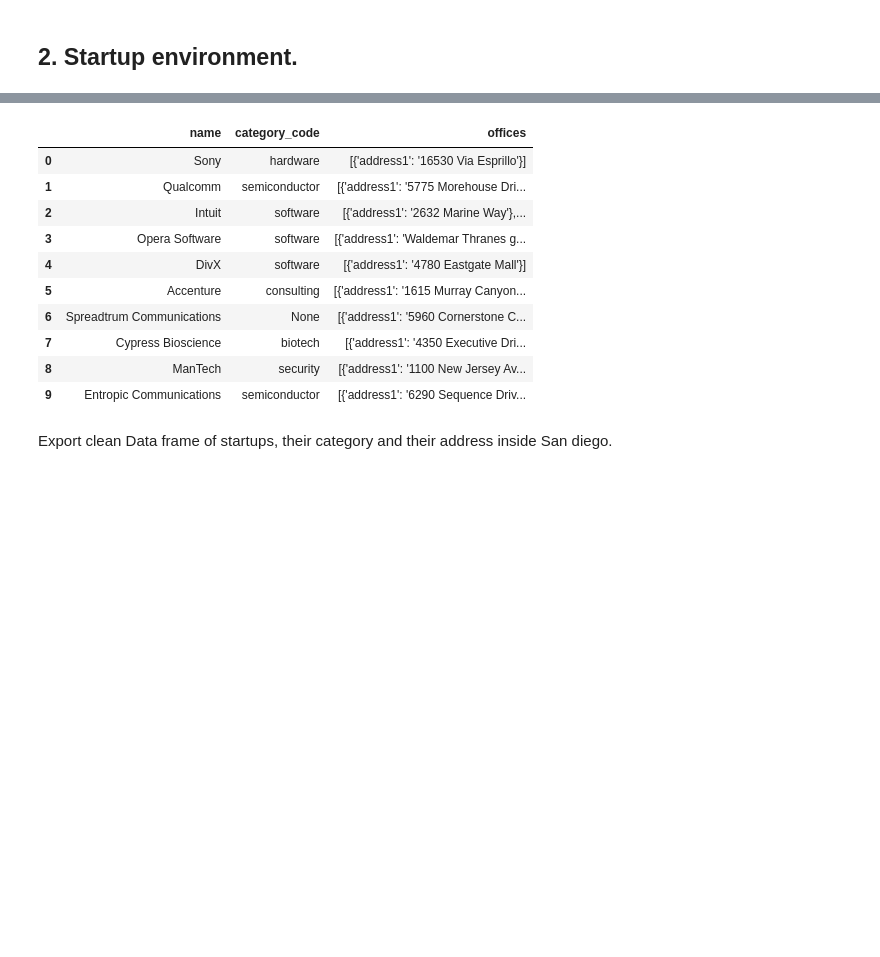
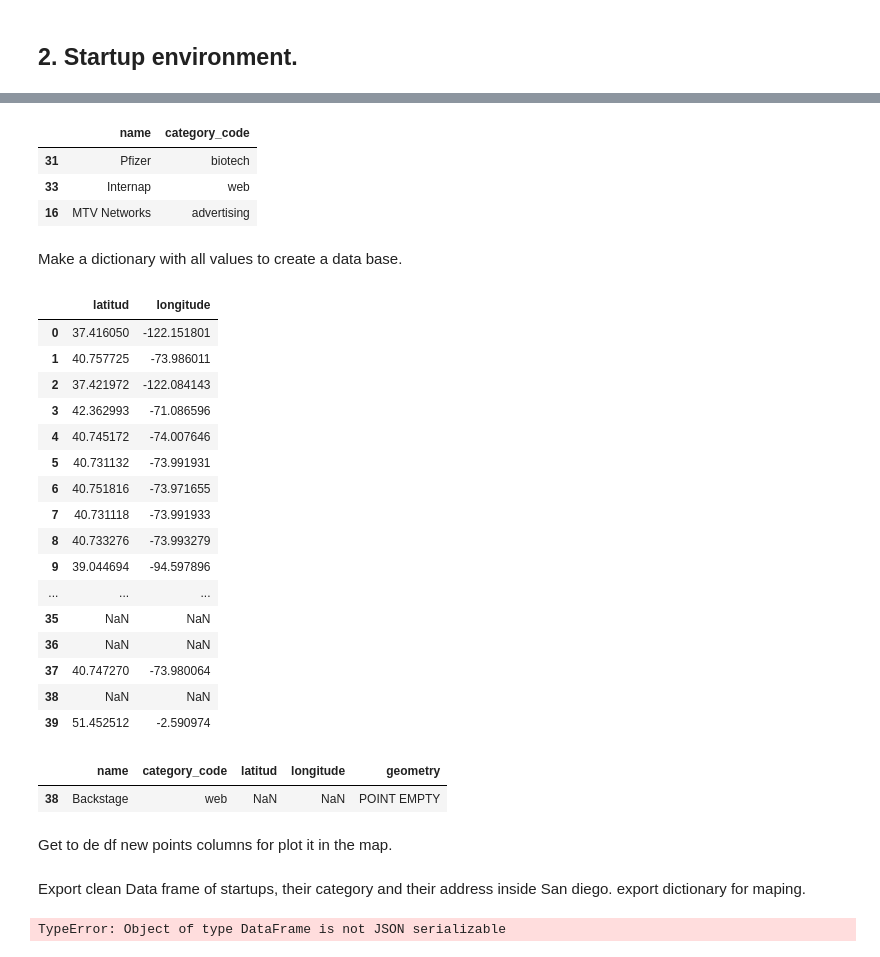
Before and after one commit to imalanz/RockAI_Studio, a Jupyter notebook: Analisis.ipynb, the cells around one changed output, grey strips where cells are left out. Cells and saved outputs as stored; diff of their text form; code cells hidden in the pictures; blank space fills up the shorter version.

```diff
--- a/Analisis.ipynb
+++ b/Analisis.ipynb
@@ -177 +219,5 @@ export_location (location_clean)
+# %%
+startups_lat = lat_startup (startups)
+# %%
+startups_long = long_startup (startups)
 # %%
@@ -186,18 +233,42 @@ def startupsdf (city, amount):
     # give a Data frame with conditions and address.
     df = pd.DataFrame(x)
     return df
-# %%
-startups = startupsdf ("San Diego", 1000000)
-startups
-# %% [output]
-|  | name | category_code | offices |
-| 0 | Sony | hardware | [{'address1': '16530 Via Esprillo'}] |
-| 1 | Qualcomm | semiconductor | [{'address1': '5775 Morehouse Dri... |
-| 2 | Intuit | software | [{'address1': '2632 Marine Way'},... |
-| 3 | Opera Software | software | [{'address1': 'Waldemar Thranes g... |
-| 4 | DivX | software | [{'address1': '4780 Eastgate Mall'}] |
-| 5 | Accenture | consulting | [{'address1': '1615 Murray Canyon... |
-| 6 | Spreadtrum Communications | None | [{'address1': '5960 Cornerstone C... |
-| 7 | Cypress Bioscience | biotech | [{'address1': '4350 Executive Dri... |
-| 8 | ManTech | security | [{'address1': '1100 New Jersey Av... |
-| 9 | Entropic Communications | semiconductor | [{'address1': '6290 Sequence Driv... |
+# %%
+start_names = startups_name ("New York", 1000000)
+start_names.sample(3)
+# %% [output]
+|  | name | category_code |
+| 31 | Pfizer | biotech |
+| 33 | Internap | web |
+| 16 | MTV Networks | advertising |
+# %% [markdown]
+Make a dictionary with all values to create a data base.
+# %%
+# dictionary for latitud and long, to create df.
+def coord_df (lats, longs):
+    lon_lat = {"latitud": lats,
+              "longitude": longs}
+    df = pd.DataFrame(lon_lat)
+    return df
+# %%
+df = coord_df (startups_lat, startups_long)
+# %%
+df
+# %% [output]
+|  | latitud | longitude |
+| 0 | 37.416050 | -122.151801 |
+| 1 | 40.757725 | -73.986011 |
+| 2 | 37.421972 | -122.084143 |
+| 3 | 42.362993 | -71.086596 |
+| 4 | 40.745172 | -74.007646 |
+| 5 | 40.731132 | -73.991931 |
+| 6 | 40.751816 | -73.971655 |
+| 7 | 40.731118 | -73.991933 |
+| 8 | 40.733276 | -73.993279 |
+| 9 | 39.044694 | -94.597896 |
+| ... | ... | ... |
+| 35 | NaN | NaN |
+| 36 | NaN | NaN |
+| 37 | 40.747270 | -73.980064 |
+| 38 | NaN | NaN |
+| 39 | 51.452512 | -2.590974 |
@@ -204,3 +282,16 @@ startups
+# %%
+startups.sample()
+# %% [output]
+|  | name | category_code | latitud | longitude | geometry |
+| 38 | Backstage | web | NaN | NaN | POINT EMPTY |
+# %% [markdown]
+Get to de df new points columns for plot it in the map.
 # %% [markdown]
 Export clean Data frame of startups, their category and their address inside San diego.
+export dictionary for maping.
+# %%
+with open ("startups.json", "w") as f:
+    json.dump(startups, f)
+# %% [output]
+TypeError: Object of type DataFrame is not JSON serializable
 # %%
```
Also changed, not shown: parts of 16 cells of this notebook, 4 other files.
